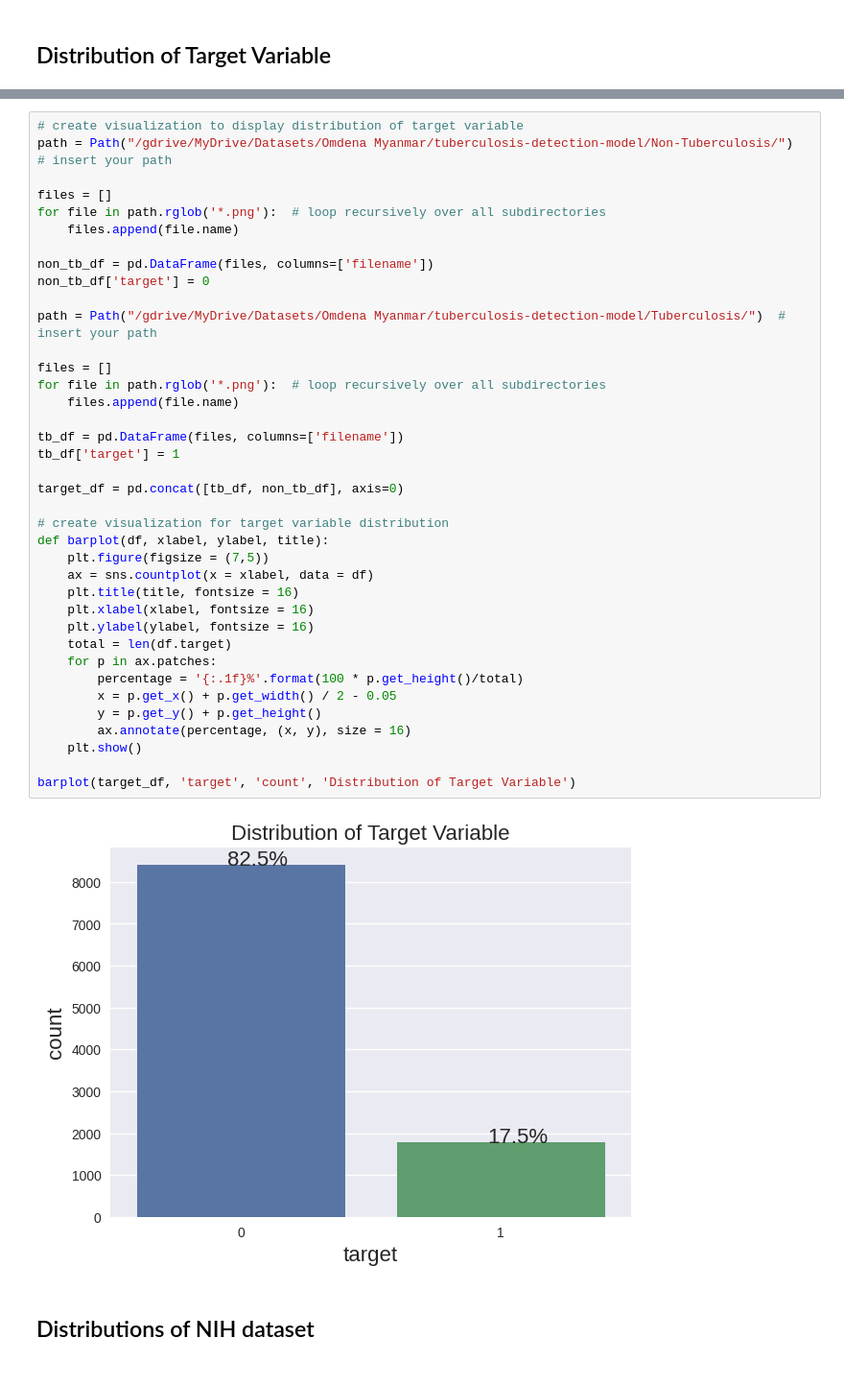
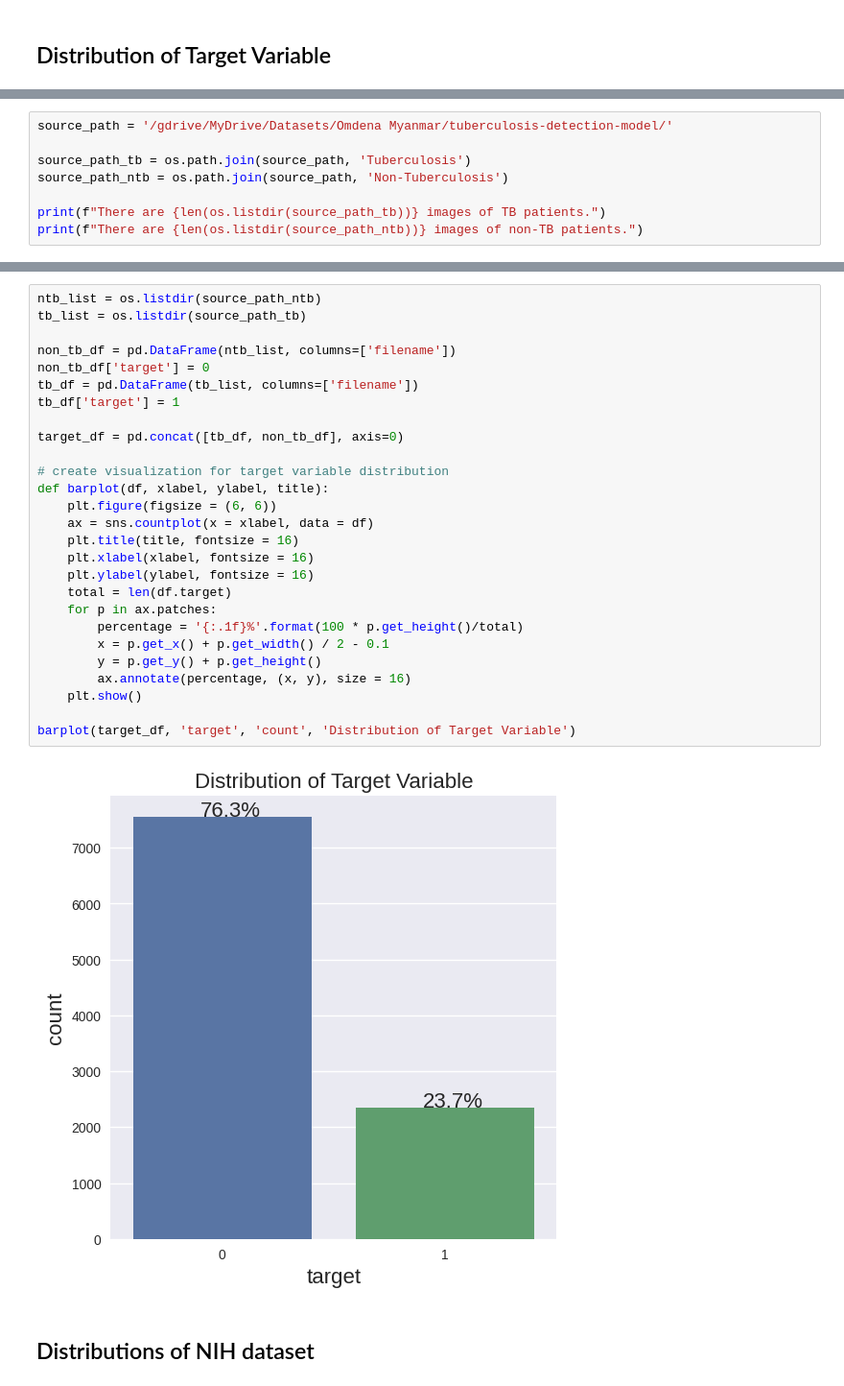
Before and after one commit to OmdenaAI/myanmar-chapter-chest-x-rays, a Jupyter notebook: src/visualizations/tuberculosis-detection-model/EDA_Tuberculosis.ipynb, the cells around one changed output, grey strips where cells are left out. Shown at 96% size. Saved outputs shown, nothing was run; the diff lists cells and outputs as text.

```diff
--- a/src/visualizations/tuberculosis-detection-model/EDA_Tuberculosis.ipynb
+++ b/src/visualizations/tuberculosis-detection-model/EDA_Tuberculosis.ipynb
@@ -60,0 +89,8 @@ for (root, subFolders, files) in os.walk("/gdrive/MyDrive/Datasets/Omdena Myanma
+# %%
+source_path = '/gdrive/MyDrive/Datasets/Omdena Myanmar/tuberculosis-detection-model/'
+
+source_path_tb = os.path.join(source_path, 'Tuberculosis')
+source_path_ntb = os.path.join(source_path, 'Non-Tuberculosis')
+
+print(f"There are {len(os.listdir(source_path_tb))} images of TB patients.")
+print(f"There are {len(os.listdir(source_path_ntb))} images of non-TB patients.")
@@ -61,43 +100,32 @@ for (root, subFolders, files) in os.walk("/gdrive/MyDrive/Datasets/Omdena Myanma
 # %%
-# create visualization to display distribution of target variable
-path = Path("/gdrive/MyDrive/Datasets/Omdena Myanmar/tuberculosis-detection-model/Non-Tuberculosis/")  # insert your path
+ntb_list = os.listdir(source_path_ntb)
+tb_list = os.listdir(source_path_tb)
 
-files = []
-for file in path.rglob('*.png'):  # loop recursively over all subdirectories
-    files.append(file.name)
-
-non_tb_df = pd.DataFrame(files, columns=['filename'])
+non_tb_df = pd.DataFrame(ntb_list, columns=['filename'])
 non_tb_df['target'] = 0
-
-path = Path("/gdrive/MyDrive/Datasets/Omdena Myanmar/tuberculosis-detection-model/Tuberculosis/")  # insert your path
-
-files = []
-for file in path.rglob('*.png'):  # loop recursively over all subdirectories
-    files.append(file.name)
-
-tb_df = pd.DataFrame(files, columns=['filename'])
+tb_df = pd.DataFrame(tb_list, columns=['filename'])
 tb_df['target'] = 1
 
 target_df = pd.concat([tb_df, non_tb_df], axis=0)
 
 # create visualization for target variable distribution
 def barplot(df, xlabel, ylabel, title):
-    plt.figure(figsize = (7,5))
+    plt.figure(figsize = (6, 6))
     ax = sns.countplot(x = xlabel, data = df)
     plt.title(title, fontsize = 16)
     plt.xlabel(xlabel, fontsize = 16)
     plt.ylabel(ylabel, fontsize = 16)
     total = len(df.target)
     for p in ax.patches:
         percentage = '{:.1f}%'.format(100 * p.get_height()/total)
-        x = p.get_x() + p.get_width() / 2 - 0.05
+        x = p.get_x() + p.get_width() / 2 - 0.1
         y = p.get_y() + p.get_height()
         ax.annotate(percentage, (x, y), size = 16)
     plt.show()
 
 barplot(target_df, 'target', 'count', 'Distribution of Target Variable')
 # %% [output]
-[figure, old version]
+[figure, new version]
 # %% [markdown]
 ## Distributions of NIH dataset
 # %%
```
Also changed, not shown: parts of 22 cells of this notebook.
